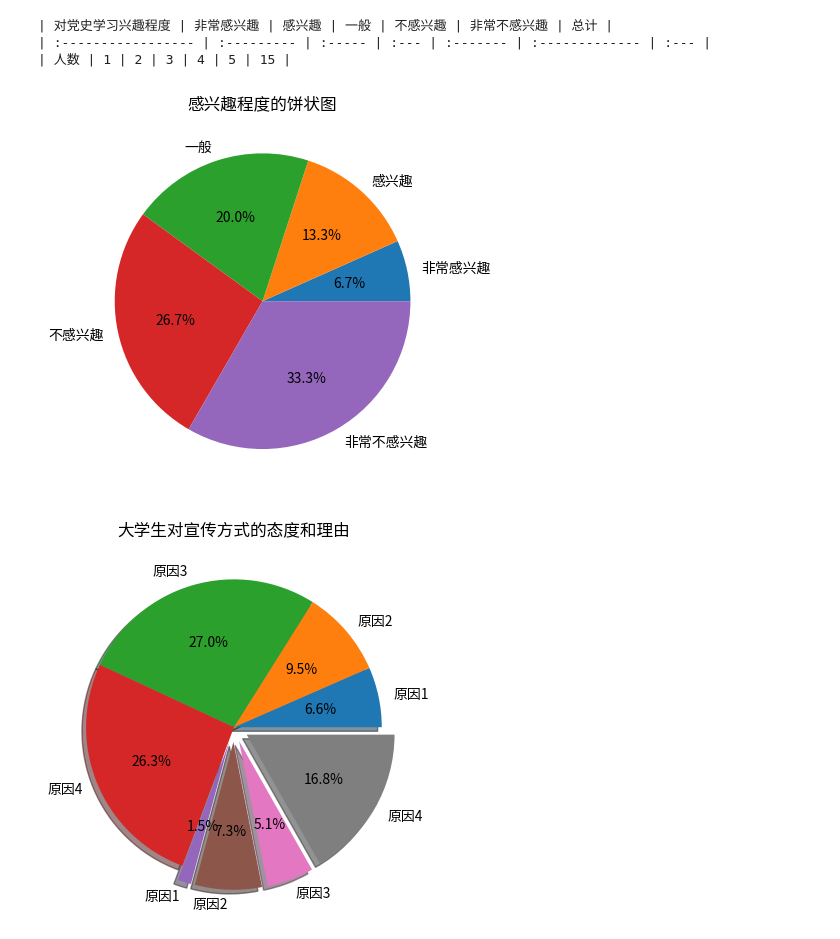
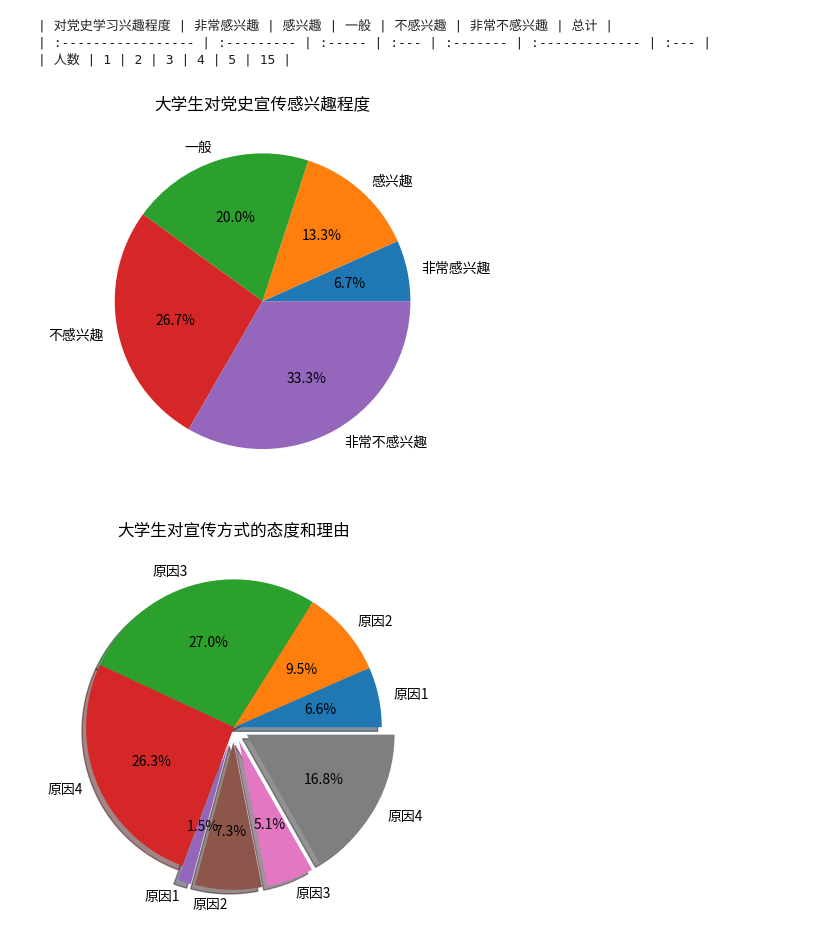
Before and after one commit to nju-cs-elite20/social-practice-report, a Jupyter notebook: data_gen.ipynb, the cells around one changed output. Saved outputs shown, nothing was run; the diff lists cells and outputs as text; code cells hidden in the pictures.

```diff
--- a/data_gen.ipynb
+++ b/data_gen.ipynb
@@ -166,19 +166,19 @@ print(gen_interested_level_markdown_table([1, 2, 3, 4, 5]))
 # %%
 def plot_interested_level_pie_chart(interested_level: DataRow) -> None:
     """ 画出感兴趣程度的饼图
 
     Args:
         interested_level (DataRow): 感兴趣程度的人数
 
     """
     labels = ["非常感兴趣", "感兴趣", "一般", "不感兴趣", "非常不感兴趣"]
     plt.pie(interested_level, labels=labels, autopct="%1.1f%%")
-    plt.title("感兴趣程度的饼状图")
+    plt.title("大学生对党史宣传感兴趣程度")
     plt.show()
 
 plot_interested_level_pie_chart([1, 2, 3, 4, 5])
 # %% [output]
-[figure, old version]
+[figure, new version]
 # %%
 Reasons = dict[str, float]
 
```
Also changed, not shown: parts of 7 cells of this notebook, 6 other files.
